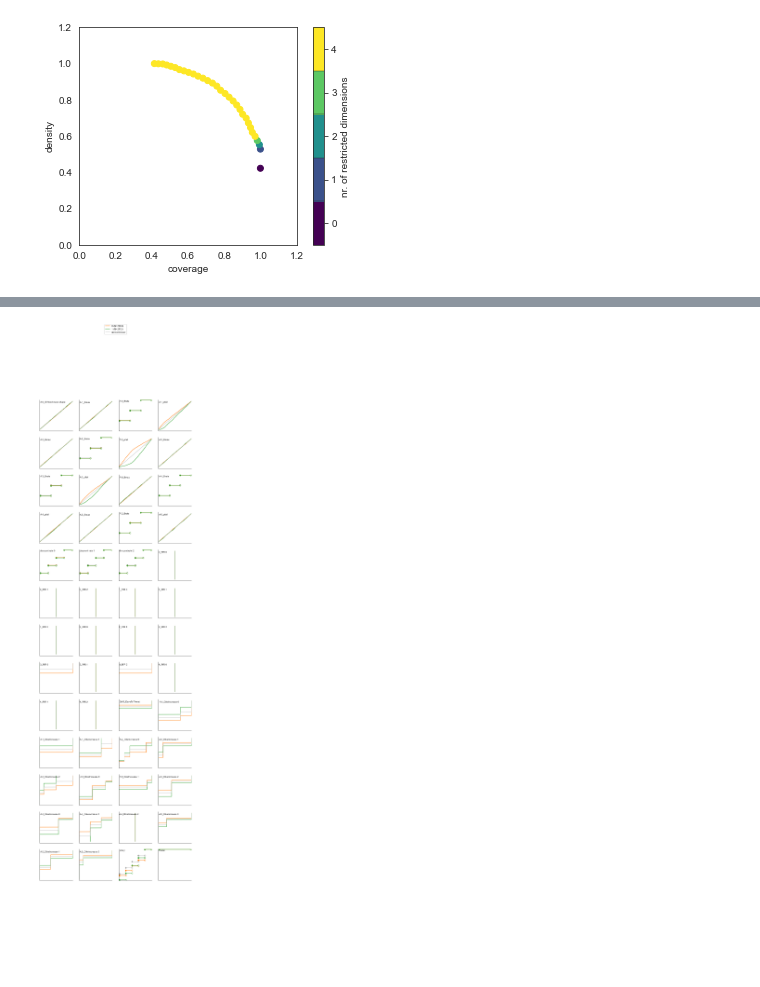
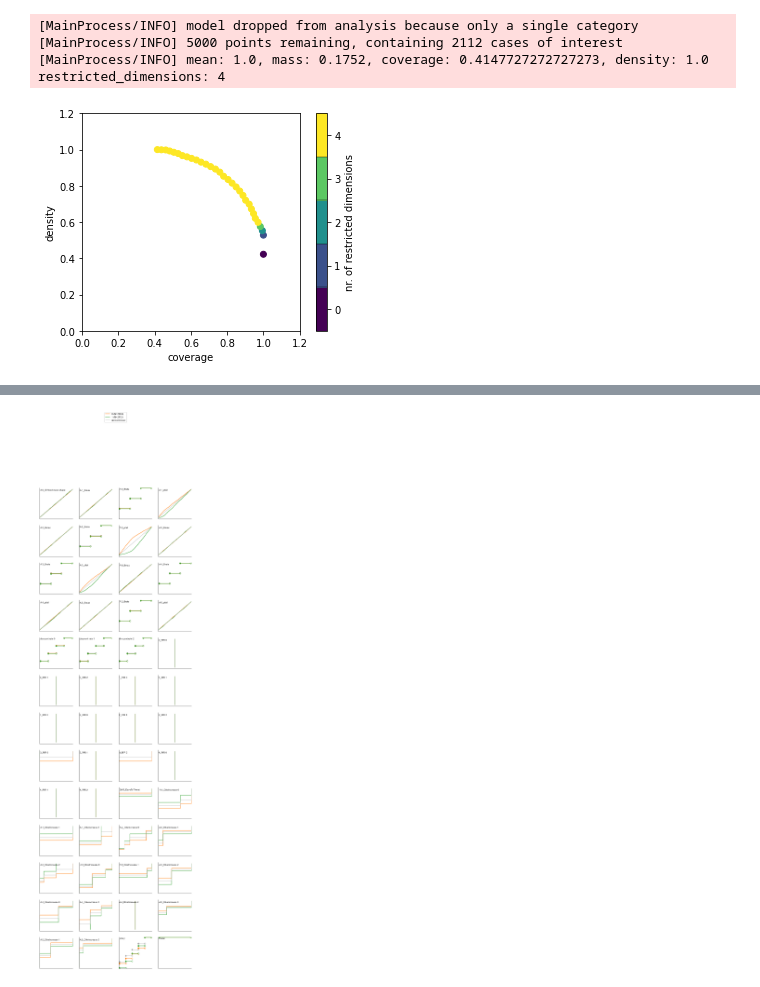
Before and after one commit to mare-matorum/epa1361_open_g29, a Jupyter notebook: final assignment/analysis on candidate solutions - Josefien.ipynb, the cells around one changed output, grey strips where cells are left out. Cells and saved outputs as stored; diff of their text form; code cells hidden in the pictures; blank space fills up the shorter version.

```diff
--- a/final assignment/analysis on candidate solutions - Josefien.ipynb
+++ b/final assignment/analysis on candidate solutions - Josefien.ipynb
@@ -41,10 +55,14 @@ outcomesdf = pd.DataFrame.from_dict(outcomes)
 # %%
 y = (outcomesdf['RfR Total Costs'] <= 0) & (outcomesdf['A.1_Expected Number of Deaths'] <= 0) & (outcomesdf['A.2_Expected Number of Deaths'] <= 0.00148) & (outcomesdf['A.3_Expected Number of Deaths'] <= 0.001)
 # %%
-prim_obj = prim.Prim(x, y, mass_min=0.05, threshold=0.1, peel_alpha=0.05)
+prim_obj = prim.Prim(x, y, mass_min=0.05, threshold=0.8, peel_alpha=0.05)
 box = prim_obj.find_box()
 
 box.show_tradeoff()
+plt.savefig('PRIM candidate solutions.png')
 plt.show()
 # %% [output]
+[MainProcess/INFO] model dropped from analysis because only a single category
+[MainProcess/INFO] 5000 points remaining, containing 2112 cases of interest
+[MainProcess/INFO] mean: 1.0, mass: 0.1752, coverage: 0.4147727272727273, density: 1.0 restricted_dimensions: 4
-[figure, old version]
+[figure, new version]
```
Also changed, not shown: parts of 5 cells of this notebook.
